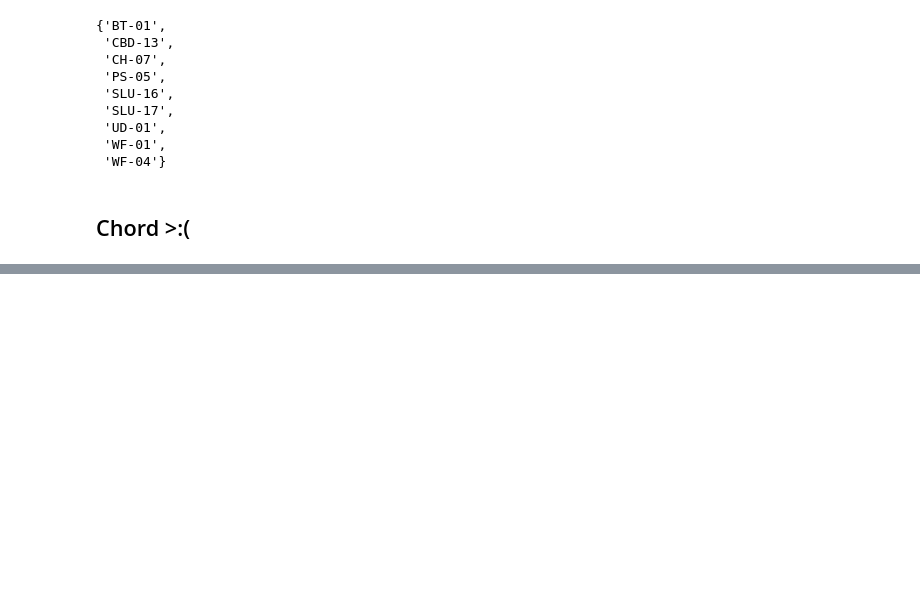
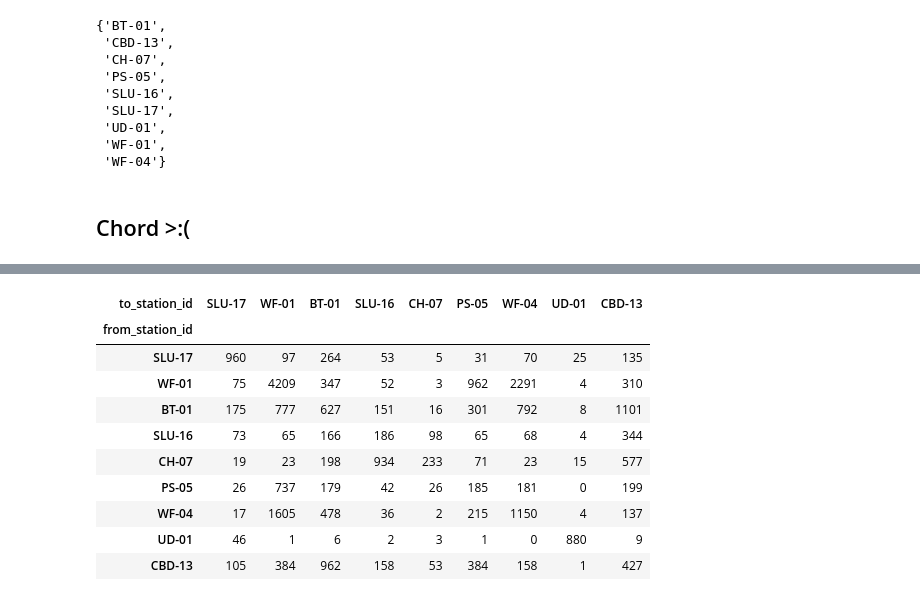
Before and after one commit to HenriqueCastros/GraficosChordESankey, a Jupyter notebook: Aula08.ipynb, the cells around one changed output, grey strips where cells are left out. Saved outputs shown, nothing was run; the diff lists cells and outputs as text; code cells hidden in the pictures; blank space fills up the shorter version.

```diff
--- a/Aula08.ipynb
+++ b/Aula08.ipynb
@@ -188,0 +216,14 @@ Chord(matrix_data.values.tolist(), list(union_stations)).to_html('./chord.html')
+# %%
+matrix_data
+# %% [output]
+| to_station_id | SLU-17 | WF-01 | BT-01 | SLU-16 | CH-07 | PS-05 | WF-04 | UD-01 | CBD-13 |
+| from_station_id |  |  |  |  |  |  |  |  |  |
+| SLU-17 | 960 | 97 | 264 | 53 | 5 | 31 | 70 | 25 | 135 |
+| WF-01 | 75 | 4209 | 347 | 52 | 3 | 962 | 2291 | 4 | 310 |
+| BT-01 | 175 | 777 | 627 | 151 | 16 | 301 | 792 | 8 | 1101 |
+| SLU-16 | 73 | 65 | 166 | 186 | 98 | 65 | 68 | 4 | 344 |
+| CH-07 | 19 | 23 | 198 | 934 | 233 | 71 | 23 | 15 | 577 |
+| PS-05 | 26 | 737 | 179 | 42 | 26 | 185 | 181 | 0 | 199 |
+| WF-04 | 17 | 1605 | 478 | 36 | 2 | 215 | 1150 | 4 | 137 |
+| UD-01 | 46 | 1 | 6 | 2 | 3 | 1 | 0 | 880 | 9 |
+| CBD-13 | 105 | 384 | 962 | 158 | 53 | 384 | 158 | 1 | 427 |
```
Also changed, not shown: parts of 10 cells of this notebook, 1 other file.
